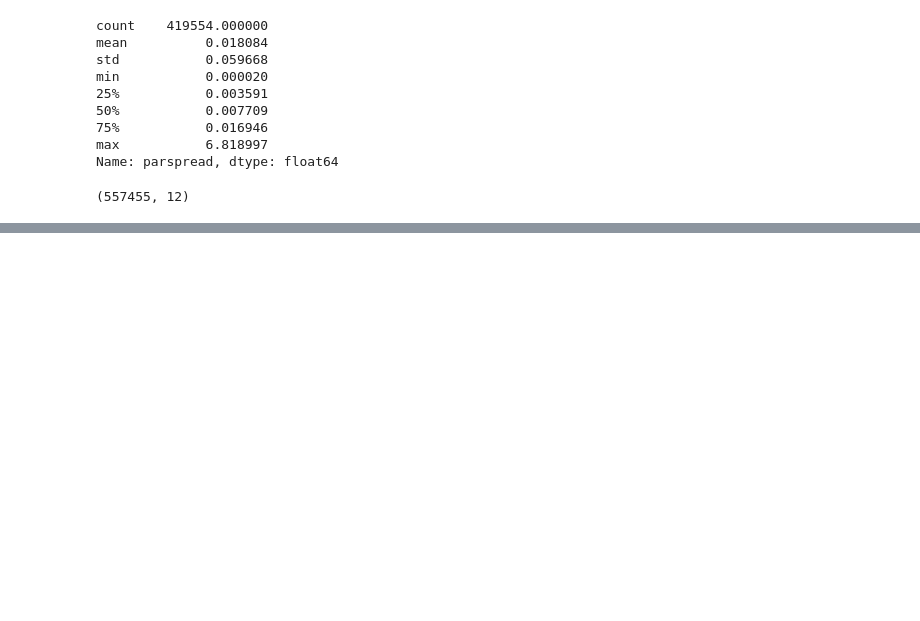
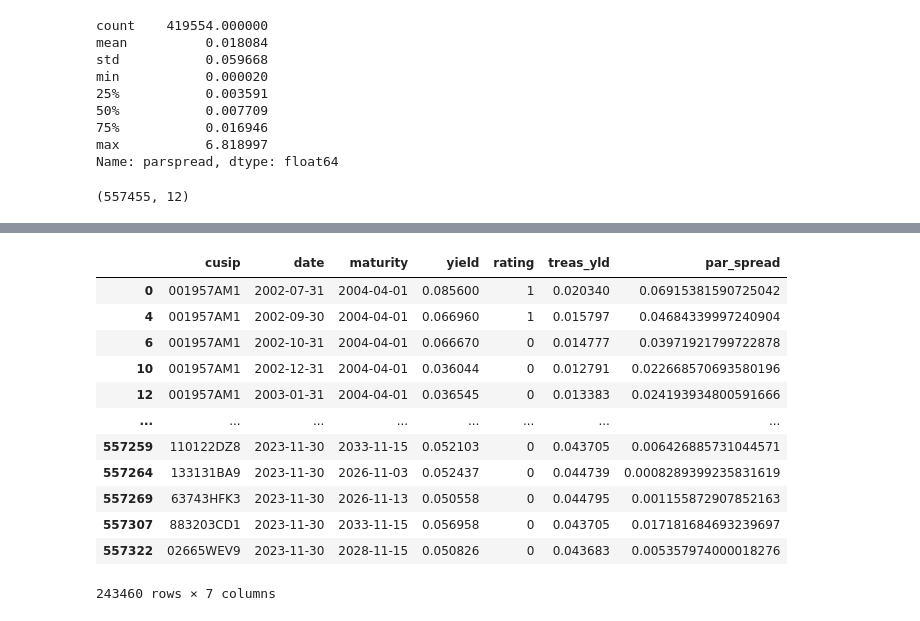
Before and after one commit to zixiaowang123/full_stack_project, a Jupyter notebook: src/test_nb.ipynb, the cells around one changed output, grey strips where cells are left out. Cells and saved outputs as stored; diff of their text form; code cells hidden in the pictures; blank space fills up the shorter version.

```diff
--- a/src/test_nb.ipynb
+++ b/src/test_nb.ipynb
@@ -149,0 +175,18 @@ par_df[]
+# %%
+man_df = par_df[['cusip', 'date', 'maturity', 'yield', 'rating', 'treas_yld', 'par_spread']]
+
+man_df
+# %% [output]
+|  | cusip | date | maturity | yield | rating | treas_yld | par_spread |
+| 0 | 001957AM1 | 2002-07-31 | 2004-04-01 | 0.085600 | 1 | 0.020340 | 0.06915381590725042 |
+| 4 | 001957AM1 | 2002-09-30 | 2004-04-01 | 0.066960 | 1 | 0.015797 | 0.04684339997240904 |
+| 6 | 001957AM1 | 2002-10-31 | 2004-04-01 | 0.066670 | 0 | 0.014777 | 0.03971921799722878 |
+| 10 | 001957AM1 | 2002-12-31 | 2004-04-01 | 0.036044 | 0 | 0.012791 | 0.022668570693580196 |
+| 12 | 001957AM1 | 2003-01-31 | 2004-04-01 | 0.036545 | 0 | 0.013383 | 0.024193934800591666 |
+| ... | ... | ... | ... | ... | ... | ... | ... |
+| 557259 | 110122DZ8 | 2023-11-30 | 2033-11-15 | 0.052103 | 0 | 0.043705 | 0.006426885731044571 |
+| 557264 | 133131BA9 | 2023-11-30 | 2026-11-03 | 0.052437 | 0 | 0.044739 | 0.0008289399235831619 |
+| 557269 | 63743HFK3 | 2023-11-30 | 2026-11-13 | 0.050558 | 0 | 0.044795 | 0.001155872907852163 |
+| 557307 | 883203CD1 | 2023-11-30 | 2033-11-15 | 0.056958 | 0 | 0.043705 | 0.017181684693239697 |
+| 557322 | 02665WEV9 | 2023-11-30 | 2028-11-15 | 0.050826 | 0 | 0.043683 | 0.005357974000018276 |
+243460 rows × 7 columns
```
Also changed, not shown: parts of 13 cells of this notebook, 3 other files.
